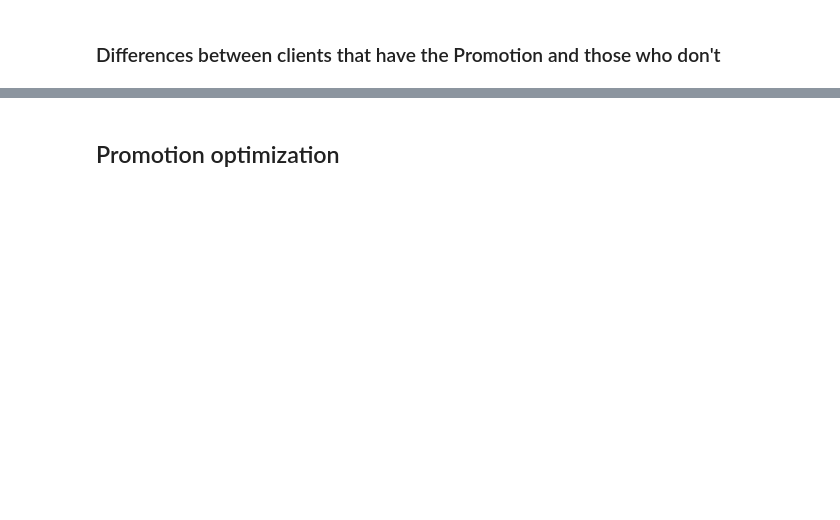
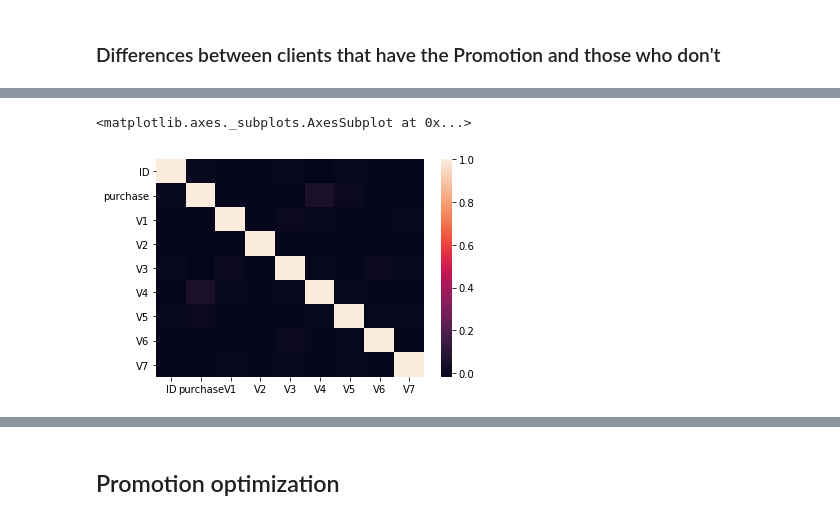
Before and after one commit to mtasende/data-scientist-nanodegree, a Jupyter notebook: projects/p04_starbucks/Starbucks.ipynb, the cells around one changed output, grey strips where cells are left out. Cells and saved outputs as stored; diff of their text form; code cells hidden in the pictures; blank space fills up the shorter version.

```diff
--- a/projects/p04_starbucks/Starbucks.ipynb
+++ b/projects/p04_starbucks/Starbucks.ipynb
@@ -344,0 +364,5 @@ There is a slight correlation between the purchases and V4...
+# %%
+sb.heatmap(promotion.corr())
+# %% [output]
+<matplotlib.axes._subplots.AxesSubplot at 0x...>
+[figure, added]
```
Also changed, not shown: parts of 34 cells of this notebook.
